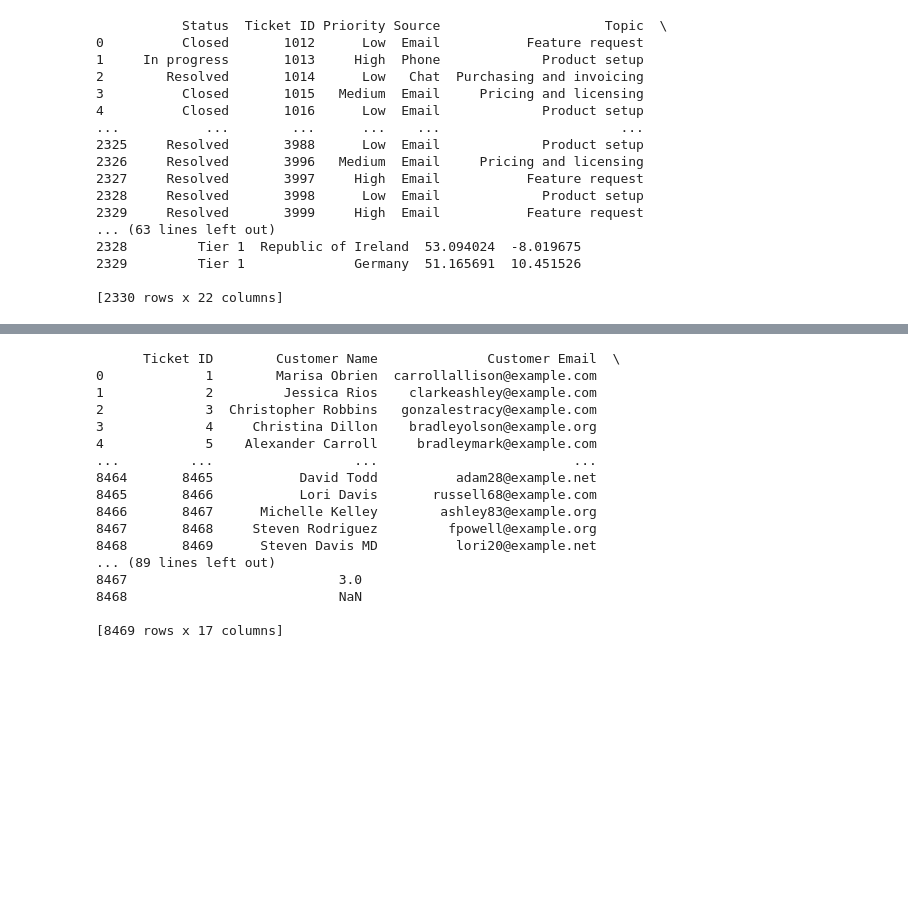
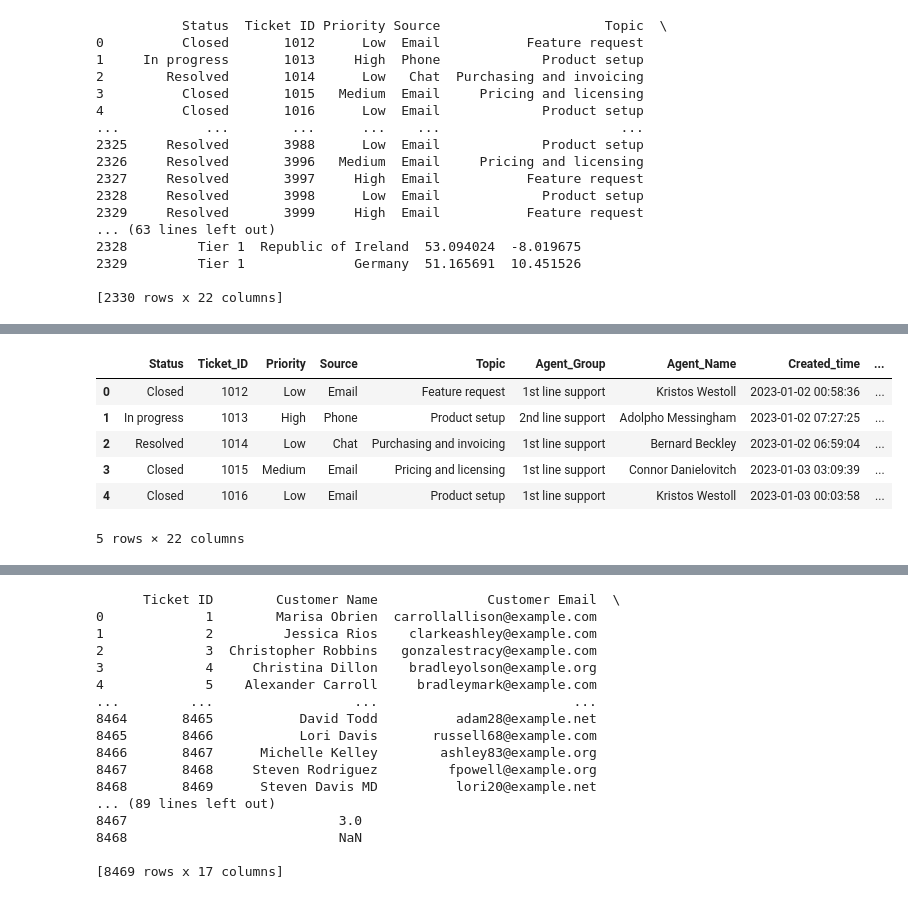
Before and after one commit to stevetech73/Tech_Support_Analysis, a Jupyter notebook: Technical_Support_Analysis.ipynb, the cells around one changed output, grey strips where cells are left out. Cells and saved outputs as stored; diff of their text form; code cells hidden in the pictures; blank space fills up the shorter version.

```diff
--- a/Technical_Support_Analysis.ipynb
+++ b/Technical_Support_Analysis.ipynb
@@ -35,0 +63,11 @@ print(dataset_1)
+# %%
+# Dataset_1: Initial Check: Display the first few rows and basic information about the dataset.
+dataset_1_info.head()
+# %% [output]
+|  | Status | Ticket_ID | Priority | Source | Topic | Agent_Group | Agent_Name | Created_time | ... |
+| 0 | Closed | 1012 | Low | Email | Feature request | 1st line support | Kristos Westoll | 2023-01-02 00:58:36 | ... |
+| 1 | In progress | 1013 | High | Phone | Product setup | 2nd line support | Adolpho Messingham | 2023-01-02 07:27:25 | ... |
+| 2 | Resolved | 1014 | Low | Chat | Purchasing and invoicing | 1st line support | Bernard Beckley | 2023-01-02 06:59:04 | ... |
+| 3 | Closed | 1015 | Medium | Email | Pricing and licensing | 1st line support | Connor Danielovitch | 2023-01-03 03:09:39 | ... |
+| 4 | Closed | 1016 | Low | Email | Product setup | 1st line support | Kristos Westoll | 2023-01-03 00:03:58 | ... |
+5 rows × 22 columns
```
Also changed, not shown: parts of 13 cells of this notebook.
